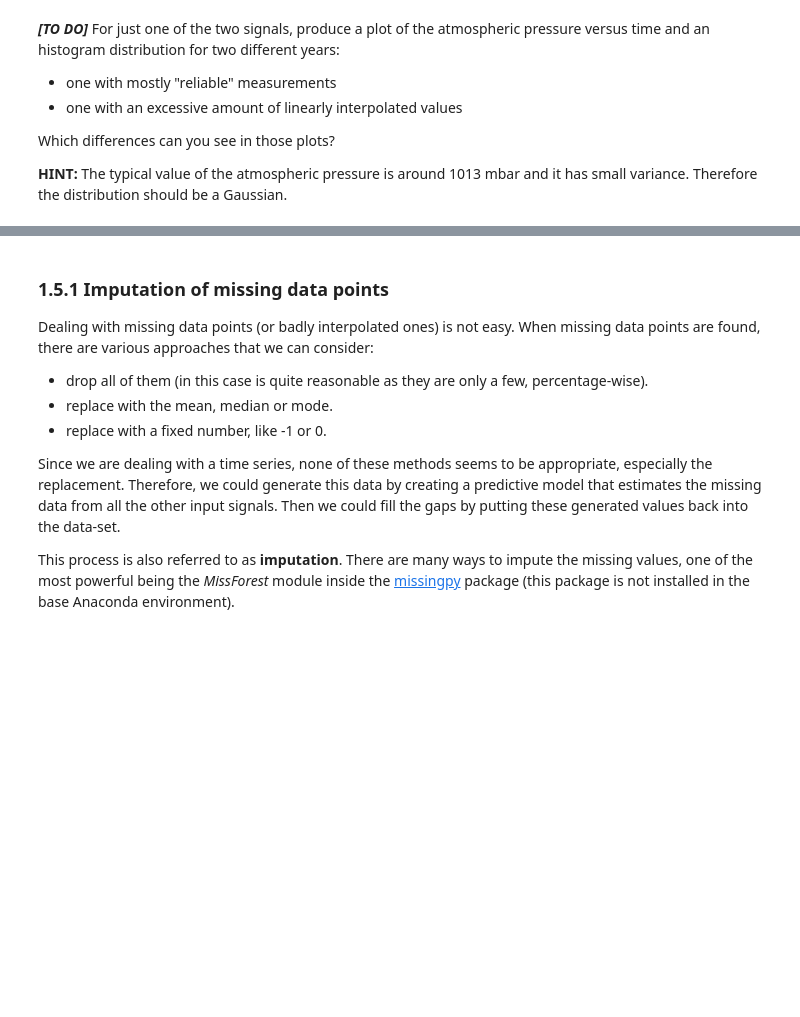
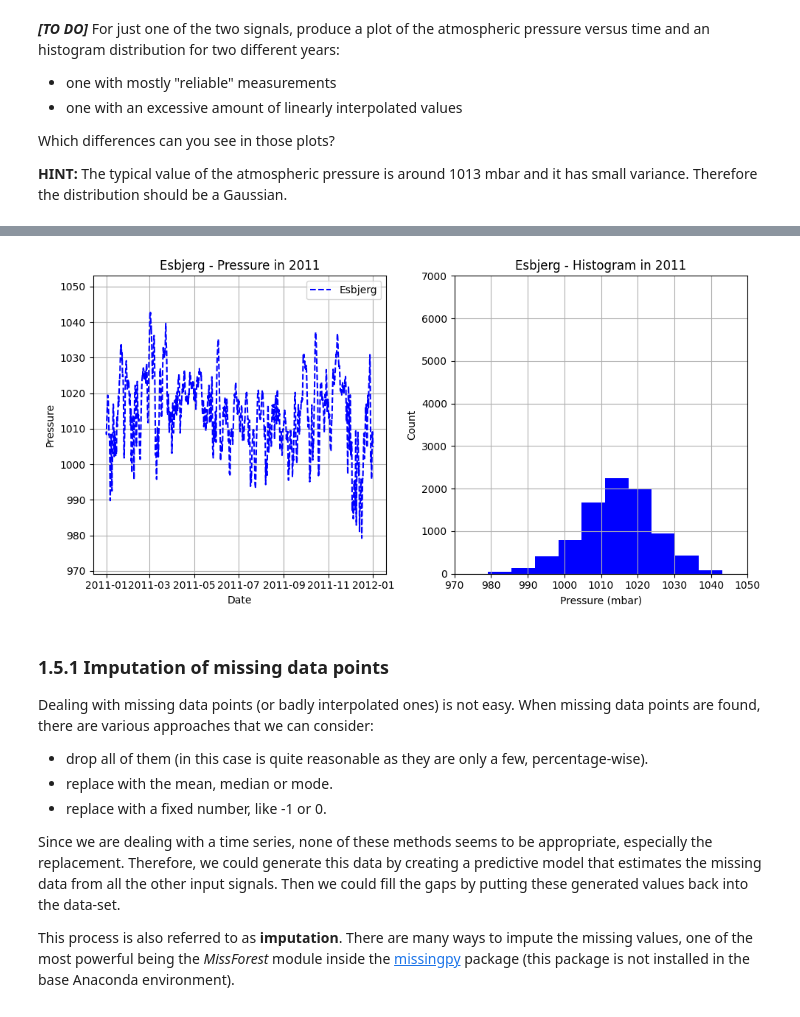
Before and after one commit to UCL-ELEC0136/2-data-processing-Ys1ong, a Jupyter notebook: 2-data-processing.ipynb, the cells around one changed output, grey strips where cells are left out. Cells and saved outputs as stored; diff of their text form; code cells hidden in the pictures; blank space fills up the shorter version.

```diff
--- a/2-data-processing.ipynb
+++ b/2-data-processing.ipynb
@@ -905,5 +1013,8 @@ Which differences can you see in those plots?
 # %%
-# [TO DO (1)] choose one year with many interpolated values, plot it and make an histogram of the distribution
+# [TO DO (2)] choose one year with mostly actual observations, plot it and make an histogram of the distribution
+
+
 # TO BE COMPLETED
-
-###############################################
+city_pressure('Esbjerg', 2011)
+# %% [output]
+[figure, added]
```
Also changed, not shown: parts of 12 cells of this notebook, 5 other files.
